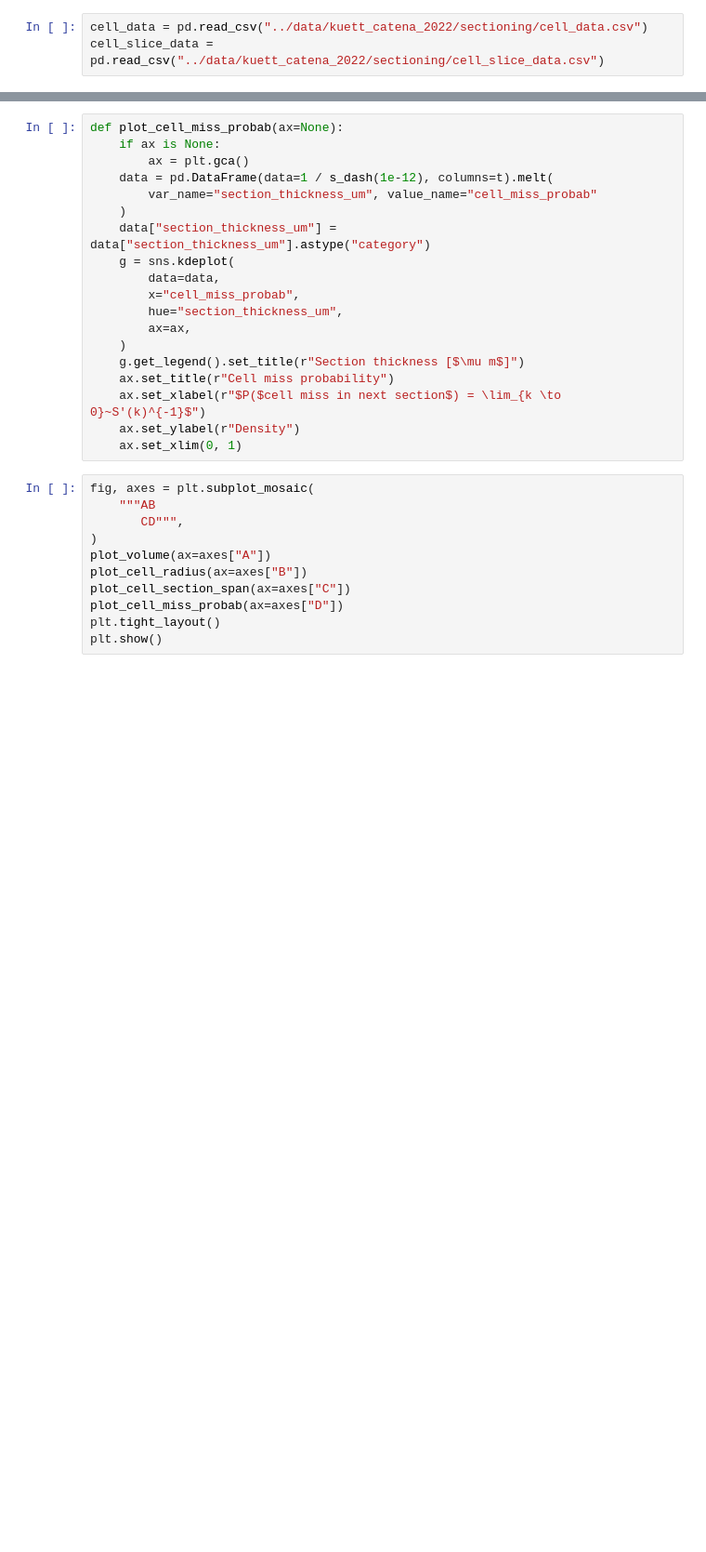
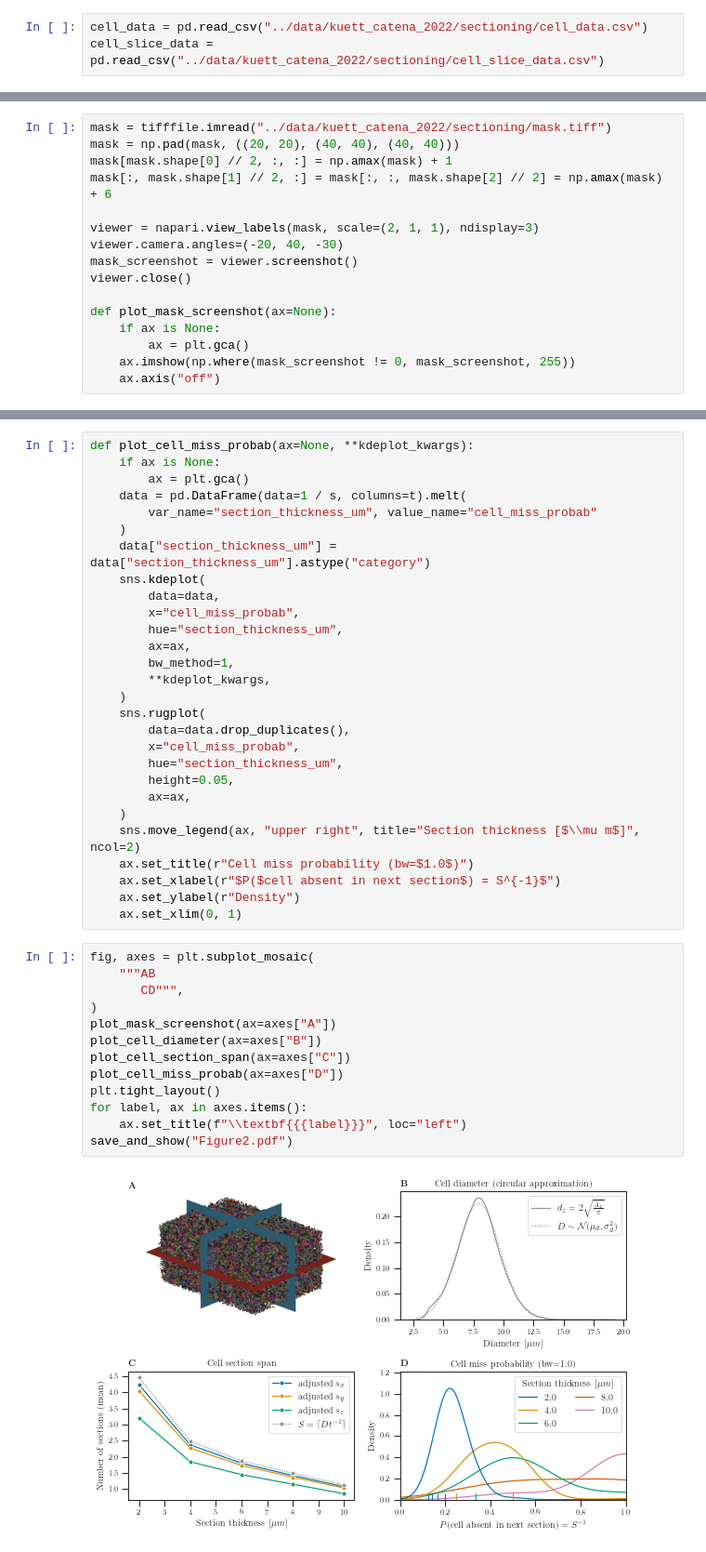
Before and after one commit to BodenmillerGroup/spellmatch, a Jupyter notebook: notebooks/figures.ipynb, the cells around one changed output, grey strips where cells are left out. Shown at 93% size. Saved outputs shown, nothing was run; the diff lists cells and outputs as text; blank space fills up the shorter version.

```diff
--- a/notebooks/figures.ipynb
+++ b/notebooks/figures.ipynb
@@ -150,0 +138,16 @@ def plot_cell_section_span(ax=None):
+# %%
+mask = tifffile.imread("../data/kuett_catena_2022/sectioning/mask.tiff")
+mask = np.pad(mask, ((20, 20), (40, 40), (40, 40)))
+mask[mask.shape[0] // 2, :, :] = np.amax(mask) + 1
+mask[:, mask.shape[1] // 2, :] = mask[:, :, mask.shape[2] // 2] = np.amax(mask) + 6
+
+viewer = napari.view_labels(mask, scale=(2, 1, 1), ndisplay=3)
+viewer.camera.angles=(-20, 40, -30)
+mask_screenshot = viewer.screenshot()
+viewer.close()
+
+def plot_mask_screenshot(ax=None):
+    if ax is None:
+        ax = plt.gca()
+    ax.imshow(np.where(mask_screenshot != 0, mask_screenshot, 255))
+    ax.axis("off")
@@ -151,30 +195,43 @@ def plot_cell_section_span(ax=None):
 # %%
-def plot_cell_miss_probab(ax=None):
+def plot_cell_miss_probab(ax=None, **kdeplot_kwargs):
     if ax is None:
         ax = plt.gca()
-    data = pd.DataFrame(data=1 / s_dash(1e-12), columns=t).melt(
+    data = pd.DataFrame(data=1 / s, columns=t).melt(
         var_name="section_thickness_um", value_name="cell_miss_probab"
     )
     data["section_thickness_um"] = data["section_thickness_um"].astype("category")
-    g = sns.kdeplot(
+    sns.kdeplot(
         data=data,
         x="cell_miss_probab",
         hue="section_thickness_um",
         ax=ax,
+        bw_method=1,
+        **kdeplot_kwargs,
     )
-    g.get_legend().set_title(r"Section thickness [$\mu m$]")
-    ax.set_title(r"Cell miss probability")
-    ax.set_xlabel(r"$P($cell miss in next section$) = \lim_{k \to 0}~S'(k)^{-1}$")
+    sns.rugplot(
+        data=data.drop_duplicates(),
+        x="cell_miss_probab",
+        hue="section_thickness_um",
+        height=0.05,
+        ax=ax,
+    )
+    sns.move_legend(ax, "upper right", title="Section thickness [$\\mu m$]", ncol=2)
+    ax.set_title(r"Cell miss probability (bw=$1.0$)")
+    ax.set_xlabel(r"$P($cell absent in next section$) = S^{-1}$")
     ax.set_ylabel(r"Density")
     ax.set_xlim(0, 1)
 # %%
 fig, axes = plt.subplot_mosaic(
     """AB
        CD""",
 )
-plot_volume(ax=axes["A"])
-plot_cell_radius(ax=axes["B"])
+plot_mask_screenshot(ax=axes["A"])
+plot_cell_diameter(ax=axes["B"])
 plot_cell_section_span(ax=axes["C"])
 plot_cell_miss_probab(ax=axes["D"])
 plt.tight_layout()
-plt.show()
+for label, ax in axes.items():
+    ax.set_title(f"\\textbf{{{label}}}", loc="left")
+save_and_show("Figure2.pdf")
+# %% [output]
+[figure, added]
```
Also changed, not shown: parts of 9 cells of this notebook, 2 other files.
